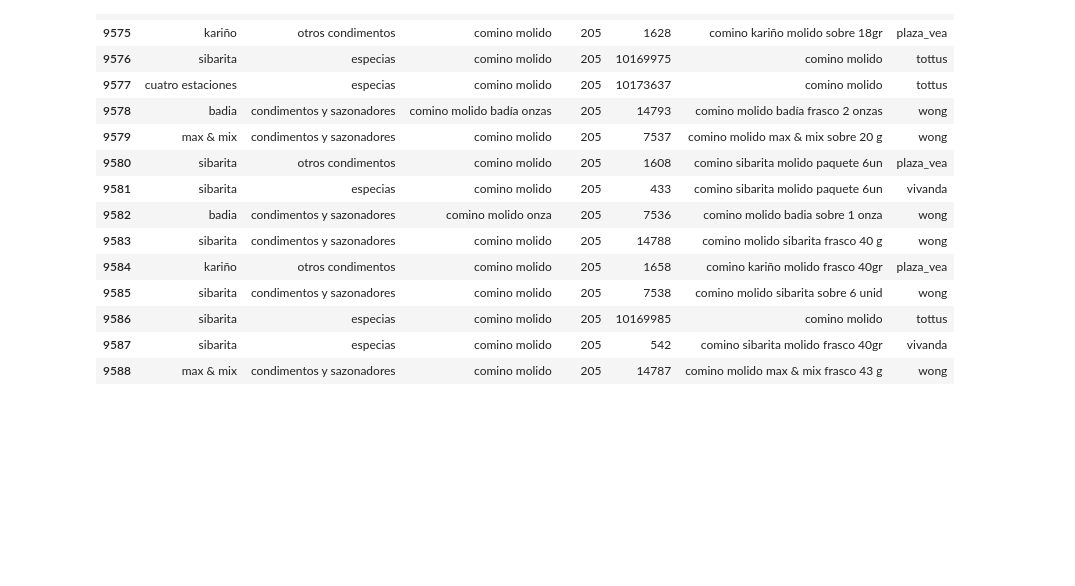
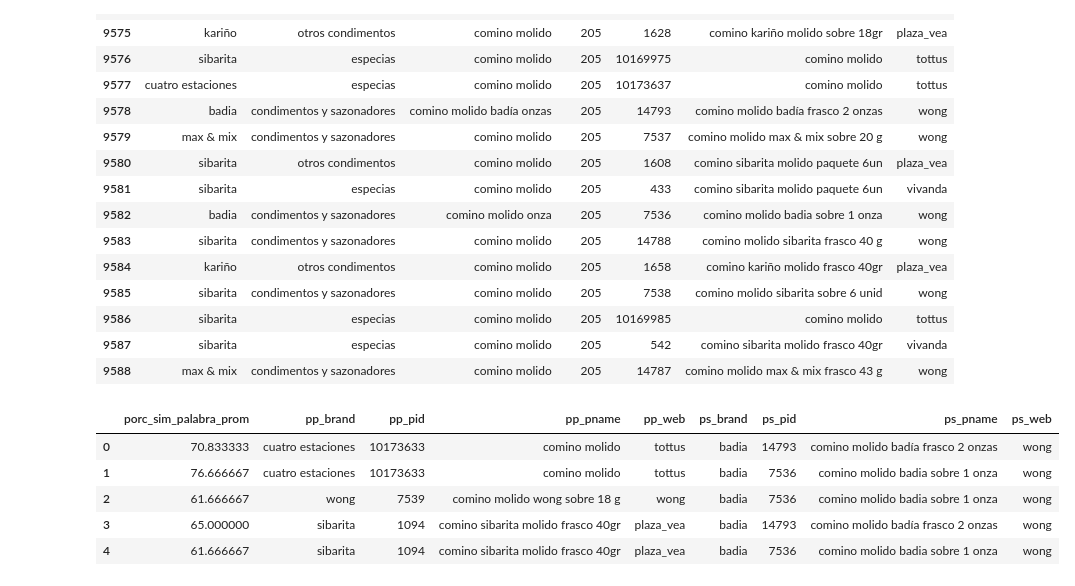
Before and after one commit to joenvihe/ejemplos_machine_learning, a Jupyter notebook: tesis_products_clustering.ipynb, the cells around one changed output. Drawn from its saved outputs; the diff is of its cells as text; code cells hidden in the pictures; blank space fills up the shorter version.

```diff
--- a/tesis_products_clustering.ipynb
+++ b/tesis_products_clustering.ipynb
@@ -394,3 +394,12 @@ df_sp = pd.DataFrame(lst_prod)
 
 df_sp.head()
 df_sp.to_csv("web_producto_clean_cluster_porc_sim_v11.csv")
+# %%
+df_sp[["porc_sim_palabra_prom","pp_brand","pp_pid","pp_pname","pp_web","ps_brand","ps_pid","ps_pname","ps_web"]].head()
+# %% [output]
+|  | porc_sim_palabra_prom | pp_brand | pp_pid | pp_pname | pp_web | ps_brand | ps_pid | ps_pname | ps_web |
+| 0 | 70.833333 | cuatro estaciones | 10173633 | comino molido | tottus | badia | 14793 | comino molido badía frasco 2 onzas | wong |
+| 1 | 76.666667 | cuatro estaciones | 10173633 | comino molido | tottus | badia | 7536 | comino molido badia sobre 1 onza | wong |
+| 2 | 61.666667 | wong | 7539 | comino molido wong sobre 18 g | wong | badia | 7536 | comino molido badia sobre 1 onza | wong |
+| 3 | 65.000000 | sibarita | 1094 | comino sibarita molido frasco 40gr | plaza_vea | badia | 14793 | comino molido badía frasco 2 onzas | wong |
+| 4 | 61.666667 | sibarita | 1094 | comino sibarita molido frasco 40gr | plaza_vea | badia | 7536 | comino molido badia sobre 1 onza | wong |
```
